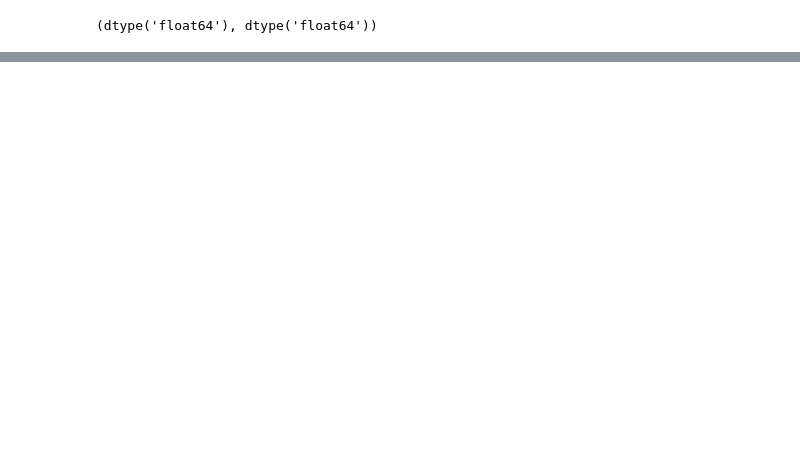
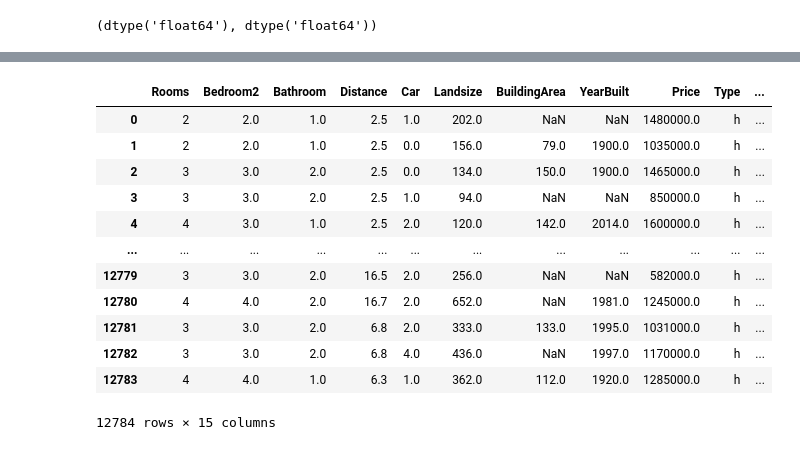
Before and after one commit to elerufe/DiploDatosFaMAF, a Jupyter notebook: EyCD/G25_Entregable_EyCD_parte_1.ipynb, the cells around one changed output, grey strips where cells are left out. Saved outputs shown, nothing was run; the diff lists cells and outputs as text; code cells hidden in the pictures; blank space fills up the shorter version.

```diff
--- a/EyCD/G25_Entregable_EyCD_parte_1.ipynb
+++ b/EyCD/G25_Entregable_EyCD_parte_1.ipynb
@@ -449,7 +562,7 @@ def filter_categorical(df, cols, perc_of_cut = 0.005, verbosity = True):
 
   return idx_to_delete
 # %%
-categorical_cols = ['Type',"Suburb",'CouncilArea']
+categorical_cols = ['Type','CouncilArea']
 numerical_cols = ['Rooms',  'Bedroom2', 'Bathroom','Distance',  'Car',
        'Landsize', 'BuildingArea', 'YearBuilt', 'Price']
 n_desvios = 3
@@ -679,7 +806,7 @@ airbnb_df = pandas.read_csv(
     'https://cs.famaf.unc.edu.ar/~mteruel/datasets/diplodatos/cleansed_listings_dec18.csv')
 
 # Drop rows with outliers using the 3 sigma rule and frequency in categorical variables
-categorical_cols = ['Type',"Suburb",'CouncilArea']
+categorical_cols = ['Type','CouncilArea']
 numerical_cols = ['Rooms',  'Bedroom2', 'Bathroom','Distance',  'Car',
        'Landsize', 'BuildingArea', 'YearBuilt','Price']
 
@@ -703,9 +830,10 @@ idx_to_delete = numpy.unique(idx_to_delete)
 melb_df = filter_df(melb_df, idx_to_delete)
 melb_df = melb_df[cols]
 
+airbnb_df['zipcode'] = pandas.to_numeric(airbnb_df.zipcode, errors='coerce')
 
 # Get Zipcode's features from airbnb dataset
-relevant_cols = ['zipcode','neighborhood', 'price', 'weekly_price', 'monthly_price']
+relevant_cols = ['zipcode', 'price', 'weekly_price', 'monthly_price']
 
 # Groupby
 airbnb_price_by_zipcode = airbnb_df[relevant_cols].groupby('zipcode')\
@@ -727,8 +855,7 @@ airbnb_price_by_zipcode = airbnb_price_by_zipcode.rename(
              'monthly_price min': 'airbnb_monthly_price_min',
              'monthly_price mean': 'airbnb_monthly_price_mean',
              'monthly_price max': 'airbnb_monthly_price_max',
-             'zipcode count': 'zipcode_count',
-             'neighborhood': 'airbnb_neighborhood'
+             'zipcode count': 'zipcode_count'
                 }
 )
 
@@ -745,8 +872,12 @@ merged_sales_df = melb_df.merge(
     airbnb_price_by_zipcode_min, how='left',
     left_on='Postcode', right_on='zipcode'
 )
+#Drop columns with missing data
+merged_sales_drop_df=merged_sales_df.drop(['airbnb_weekly_price_min', 'airbnb_weekly_price_mean',
+                              'airbnb_weekly_price_max','airbnb_monthly_price_min','airbnb_monthly_price_mean',
+                              'airbnb_monthly_price_max','airbnb_price_min','airbnb_price_max'], axis=1)
 
-merged_sales_df.to_csv("/content/melb_data_processed.csv", index=False)
+merged_sales_drop_df.to_csv("/content/melb_data_processed.csv", index=False)
 # %% [output]
 A value is trying to be set on a copy of a slice from a DataFrame.
 Try using .loc[row_indexer,col_indexer] = value instead
@@ -796,0 +928,16 @@ melb_df.Postcode.dtype, airbnb_price_by_zipcode_min.zipcode.dtype
+# %%
+merged_sales_drop_df
+# %% [output]
+|  | Rooms | Bedroom2 | Bathroom | Distance | Car | Landsize | BuildingArea | YearBuilt | Price | Type | ... |
+| 0 | 2 | 2.0 | 1.0 | 2.5 | 1.0 | 202.0 | NaN | NaN | 1480000.0 | h | ... |
+| 1 | 2 | 2.0 | 1.0 | 2.5 | 0.0 | 156.0 | 79.0 | 1900.0 | 1035000.0 | h | ... |
+| 2 | 3 | 3.0 | 2.0 | 2.5 | 0.0 | 134.0 | 150.0 | 1900.0 | 1465000.0 | h | ... |
+| 3 | 3 | 3.0 | 2.0 | 2.5 | 1.0 | 94.0 | NaN | NaN | 850000.0 | h | ... |
+| 4 | 4 | 3.0 | 1.0 | 2.5 | 2.0 | 120.0 | 142.0 | 2014.0 | 1600000.0 | h | ... |
+| ... | ... | ... | ... | ... | ... | ... | ... | ... | ... | ... | ... |
+| 12779 | 3 | 3.0 | 2.0 | 16.5 | 2.0 | 256.0 | NaN | NaN | 582000.0 | h | ... |
+| 12780 | 4 | 4.0 | 2.0 | 16.7 | 2.0 | 652.0 | NaN | 1981.0 | 1245000.0 | h | ... |
+| 12781 | 3 | 3.0 | 2.0 | 6.8 | 2.0 | 333.0 | 133.0 | 1995.0 | 1031000.0 | h | ... |
+| 12782 | 3 | 3.0 | 2.0 | 6.8 | 4.0 | 436.0 | NaN | 1997.0 | 1170000.0 | h | ... |
+| 12783 | 4 | 4.0 | 1.0 | 6.3 | 1.0 | 362.0 | 112.0 | 1920.0 | 1285000.0 | h | ... |
+12784 rows × 15 columns
```
Also changed, not shown: parts of 39 cells of this notebook.
